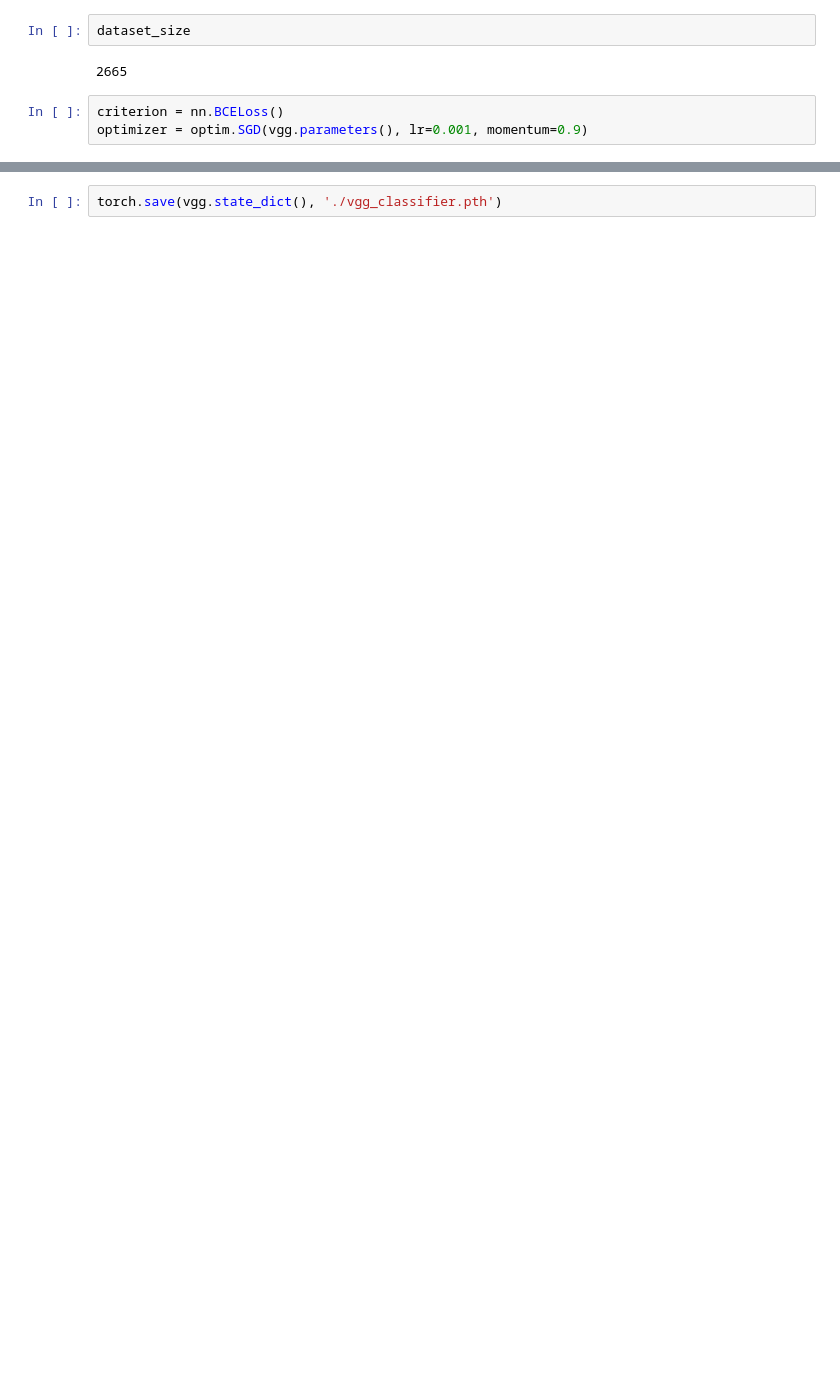
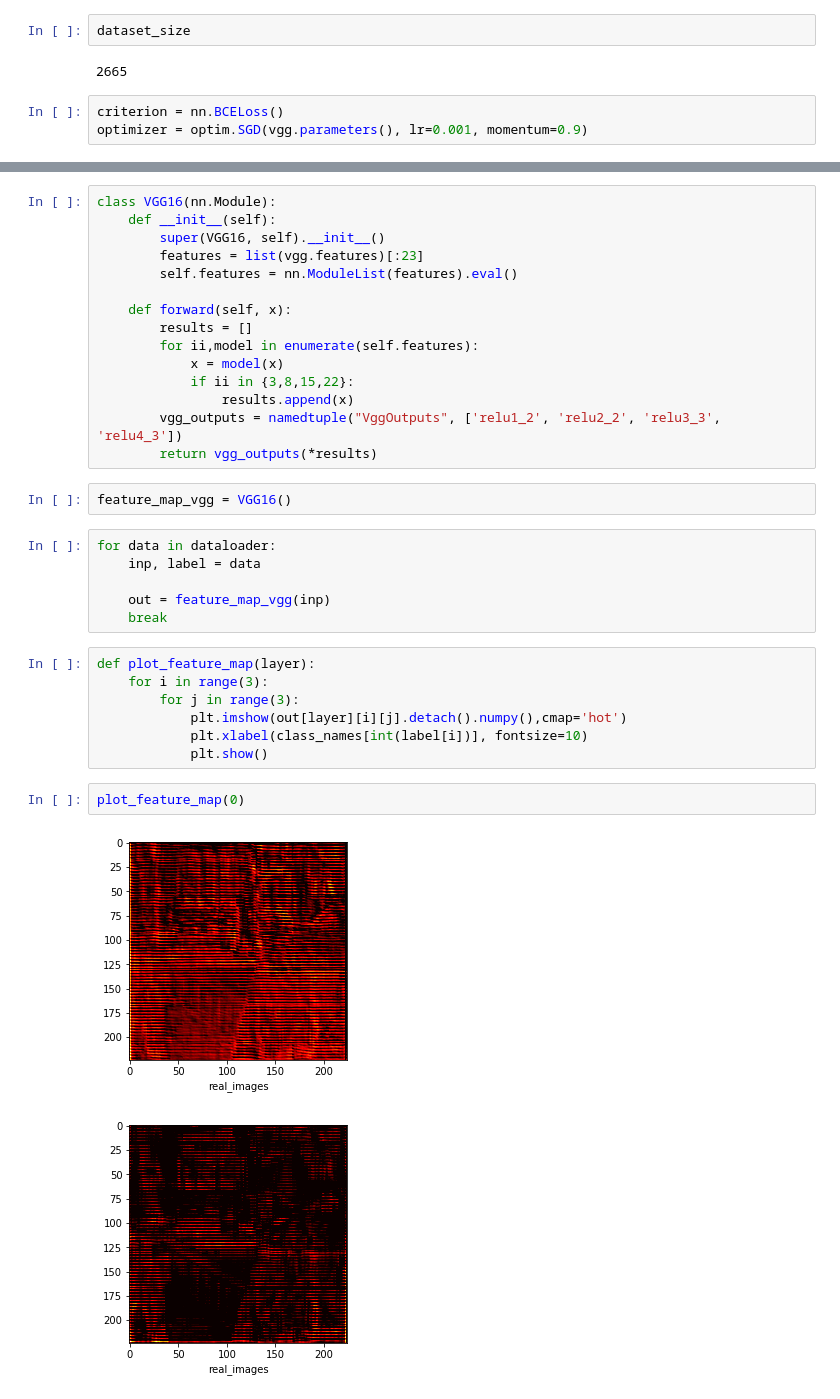
Before and after one commit to tanayag/comparing_synthetic_real_images, a Jupyter notebook: training_vgg_classifier.ipynb, the cells around one changed output, grey strips where cells are left out. Drawn from its saved outputs; the diff is of its cells as text; blank space fills up the shorter version.

```diff
--- a/training_vgg_classifier.ipynb
+++ b/training_vgg_classifier.ipynb
@@ -122,2 +158,35 @@ NameError: name 'model' is not defined
-# %%
-torch.save(vgg.state_dict(), './vgg_classifier.pth')
+# %%
+class VGG16(nn.Module):
+    def __init__(self):
+        super(VGG16, self).__init__()
+        features = list(vgg.features)[:23]
+        self.features = nn.ModuleList(features).eval()
+
+    def forward(self, x):
+        results = []
+        for ii,model in enumerate(self.features):
+            x = model(x)
+            if ii in {3,8,15,22}:
+                results.append(x)
+        vgg_outputs = namedtuple("VggOutputs", ['relu1_2', 'relu2_2', 'relu3_3', 'relu4_3'])
+        return vgg_outputs(*results)
+# %%
+feature_map_vgg = VGG16()
+# %%
+for data in dataloader:
+    inp, label = data
+
+    out = feature_map_vgg(inp)
+    break
+# %%
+def plot_feature_map(layer):
+    for i in range(3):
+        for j in range(3):
+            plt.imshow(out[layer][i][j].detach().numpy(),cmap='hot')
+            plt.xlabel(class_names[int(label[i])], fontsize=10)
+            plt.show()
+# %%
+plot_feature_map(0)
+# %% [output]
+[figure, added]
+[figure, added]
```
Also changed, not shown: parts of 19 cells of this notebook, 22 other files.
